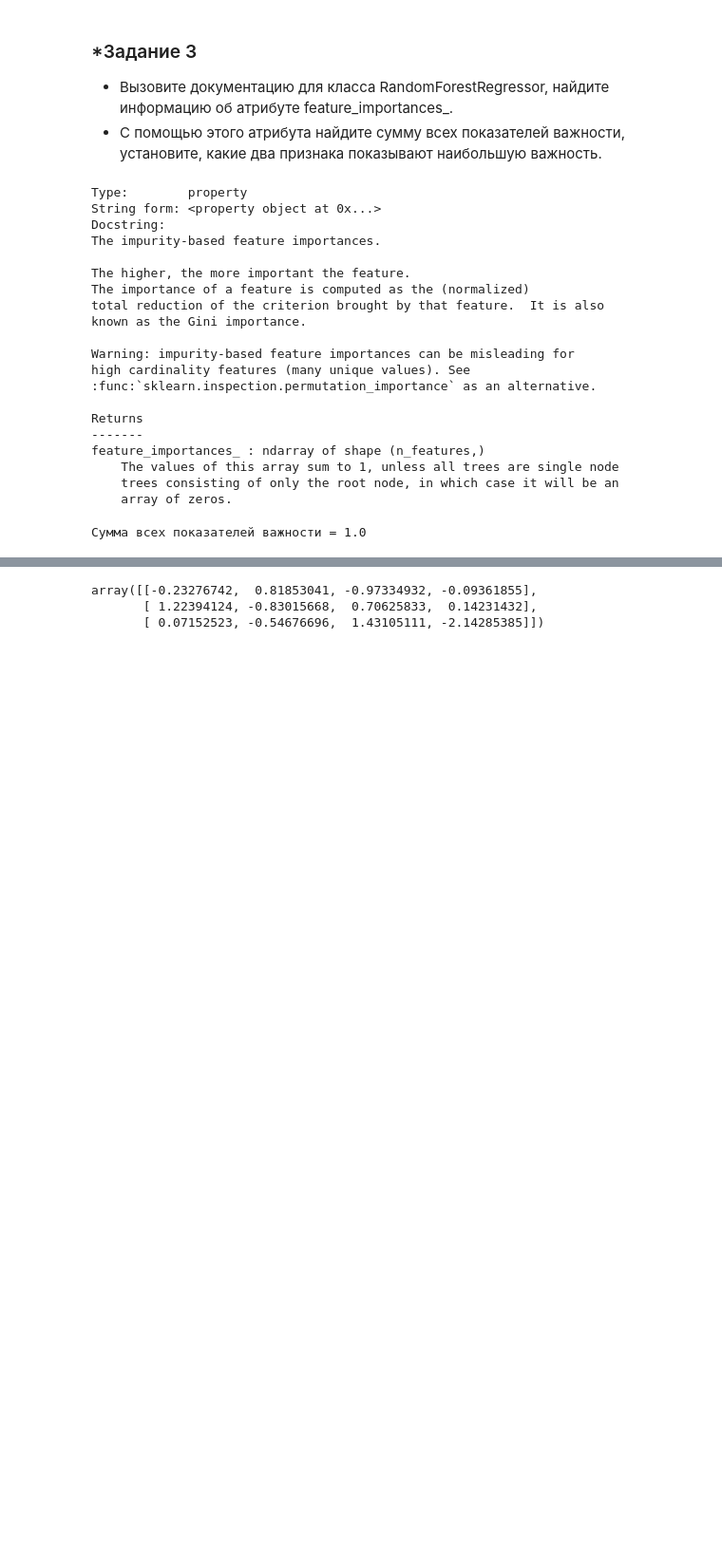
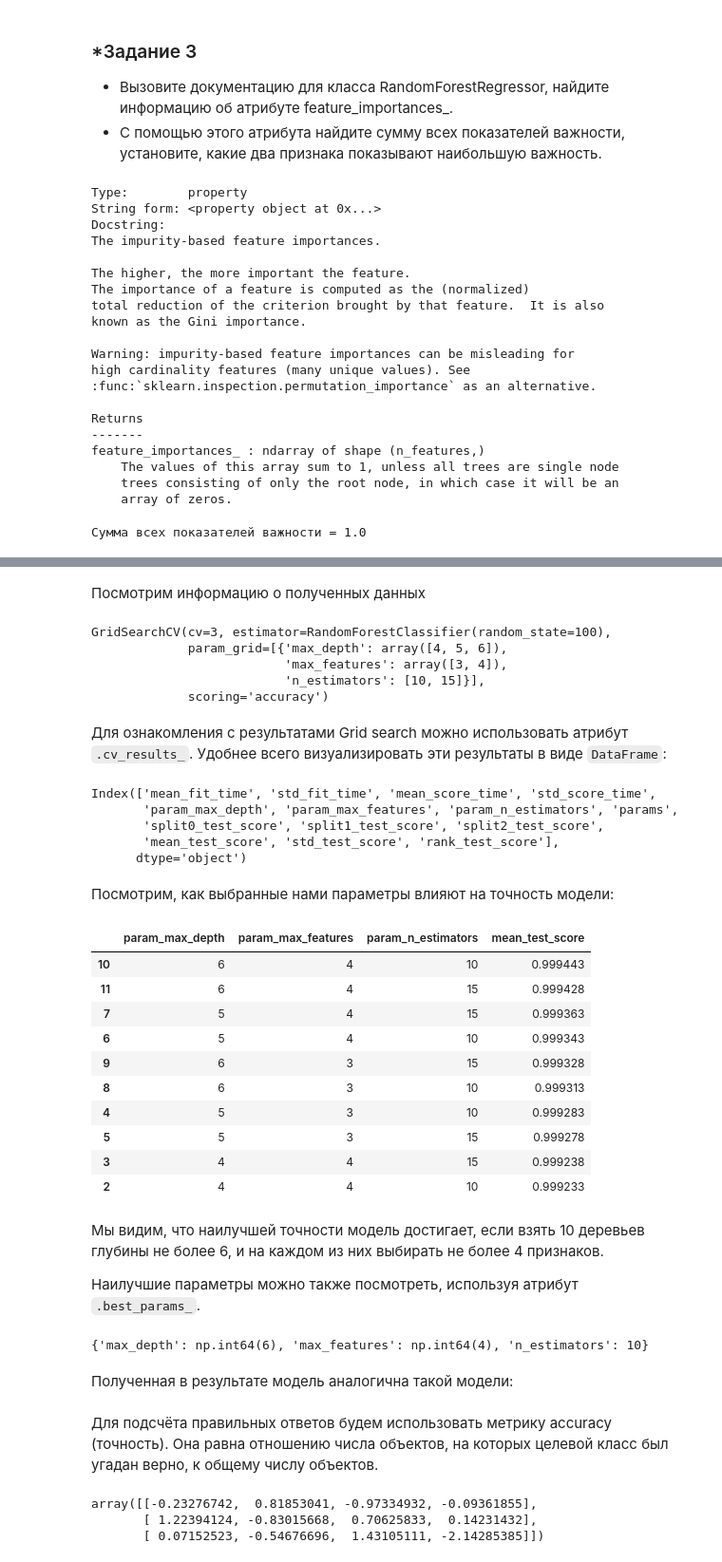
Before and after one commit to uc20100/Python-for-Data-Science, a Jupyter notebook: homework.ipynb, the cells around one changed output, grey strips where cells are left out. Shown: that part at 95% size. Drawn from its saved outputs; the diff is of its cells as text; code cells hidden in the pictures; blank space fills up the shorter version.

```diff
--- a/homework.ipynb
+++ b/homework.ipynb
@@ -568,0 +341,4 @@ a5.shape
+# %%
+# Создадим объект Series
+y = pd.Series(df['Class'])
+y
@@ -568,0 +360,6 @@ a5.shape
+# %%
+# Разделим данные на тестовые и тренировочные
+X_train, X_test, y_train, y_test = train_test_split(X, y, test_size=0.3, random_state=100, stratify=y)
+
+print(f"Количество строк в y_train по классам: {np.bincount(y_train)}")
+print(f"Количество строк в y_test по классам: {np.bincount(y_test)}")
@@ -568,0 +382,2 @@ a5.shape
+# %% [markdown]
+Посмотрим информацию о полученных данных
@@ -568,0 +401,58 @@ a5.shape
+# %%
+# Обучим модель на тренировочных данных
+clf.fit(X_train, y_train)
+# %% [output]
+GridSearchCV(cv=3, estimator=RandomForestClassifier(random_state=100),
+             param_grid=[{'max_depth': array([4, 5, 6]),
+                          'max_features': array([3, 4]),
+                          'n_estimators': [10, 15]}],
+             scoring='accuracy')
+# %% [markdown]
+Для ознакомления с результатами Grid search можно использовать атрибут `.cv_results_`. Удобнее всего визуализировать эти результаты в виде `DataFrame`:
+# %%
+cv_results = pd.DataFrame(clf.cv_results_)
+
+cv_results.columns
+# %% [output]
+Index(['mean_fit_time', 'std_fit_time', 'mean_score_time', 'std_score_time',
+       'param_max_depth', 'param_max_features', 'param_n_estimators', 'params',
+       'split0_test_score', 'split1_test_score', 'split2_test_score',
+       'mean_test_score', 'std_test_score', 'rank_test_score'],
+      dtype='object')
+# %% [markdown]
+Посмотрим, как выбранные нами параметры влияют на точность модели:
+# %%
+param_columns = [
+    column
+    for column in cv_results.columns
+    if column.startswith('param_')
+]
+
+score_columns = ['mean_test_score']
+
+cv_results = (cv_results[param_columns + score_columns]
+              .sort_values(by=score_columns, ascending=False))
+
+cv_results.head(10)
+# %% [output]
+|  | param_max_depth | param_max_features | param_n_estimators | mean_test_score |
+| 10 | 6 | 4 | 10 | 0.999443 |
+| 11 | 6 | 4 | 15 | 0.999428 |
+| 7 | 5 | 4 | 15 | 0.999363 |
+| 6 | 5 | 4 | 10 | 0.999343 |
+| 9 | 6 | 3 | 15 | 0.999328 |
+| 8 | 6 | 3 | 10 | 0.999313 |
+| 4 | 5 | 3 | 10 | 0.999283 |
+| 5 | 5 | 3 | 15 | 0.999278 |
+| 3 | 4 | 4 | 15 | 0.999238 |
+| 2 | 4 | 4 | 10 | 0.999233 |
+# %% [markdown]
+Мы видим, что наилучшей точности модель достигает, если взять 10 деревьев глубины не более 6, и на каждом из них выбирать не более 4 признаков.
+
+Наилучшие параметры можно также посмотреть, используя атрибут `.best_params_`.
+# %%
+clf.best_params_
+# %% [output]
+{'max_depth': np.int64(6), 'max_features': np.int64(4), 'n_estimators': 10}
+# %% [markdown]
+Полученная в результате модель аналогична такой модели:
@@ -569,3 +465,5 @@ a5.shape
+# %% [markdown]
+Для подсчёта правильных ответов будем использовать метрику accuracy (точность). Она равна отношению числа объектов, на которых целевой класс был угадан верно, к общему числу объектов.
 # %%
 # зададим точку отсчета
 np.random.seed(245)
```
Also changed, not shown: parts of 95 cells of this notebook.
